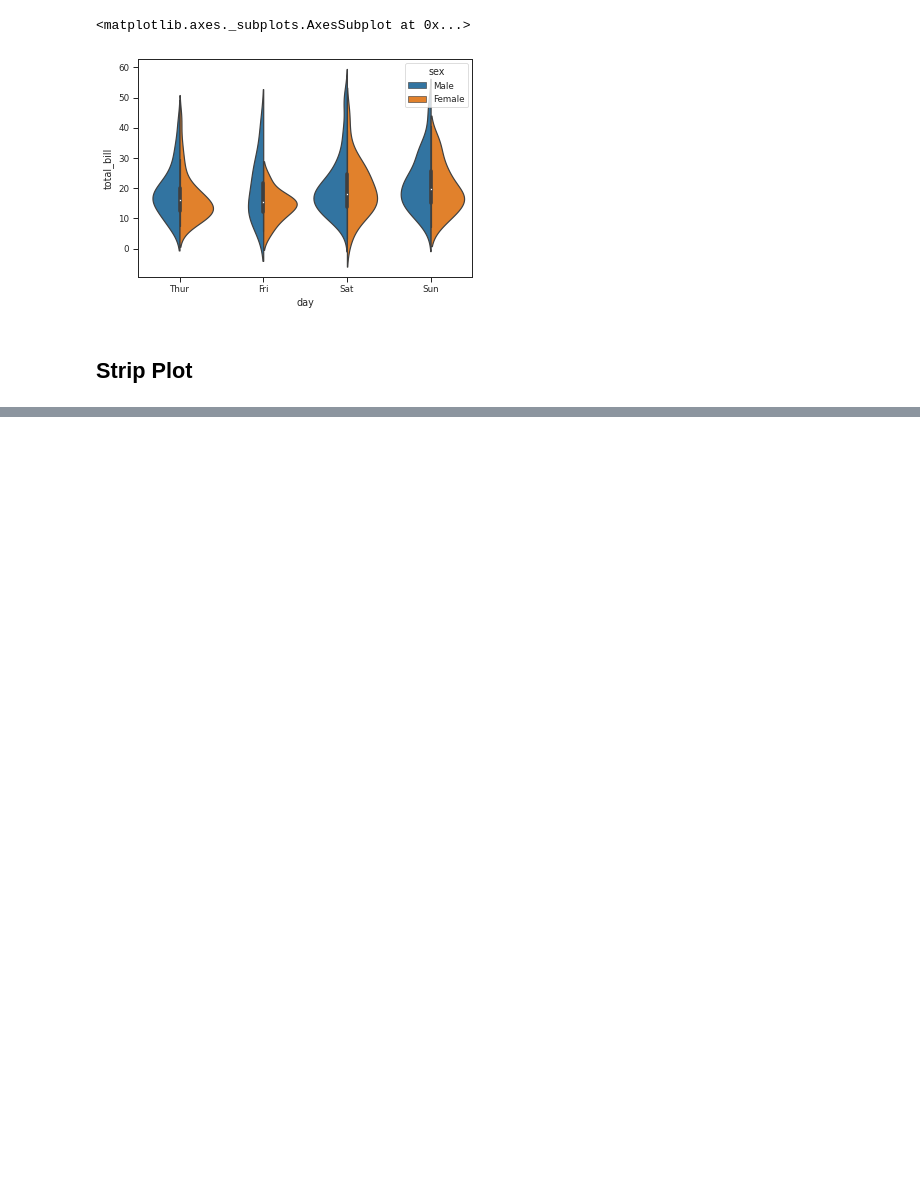
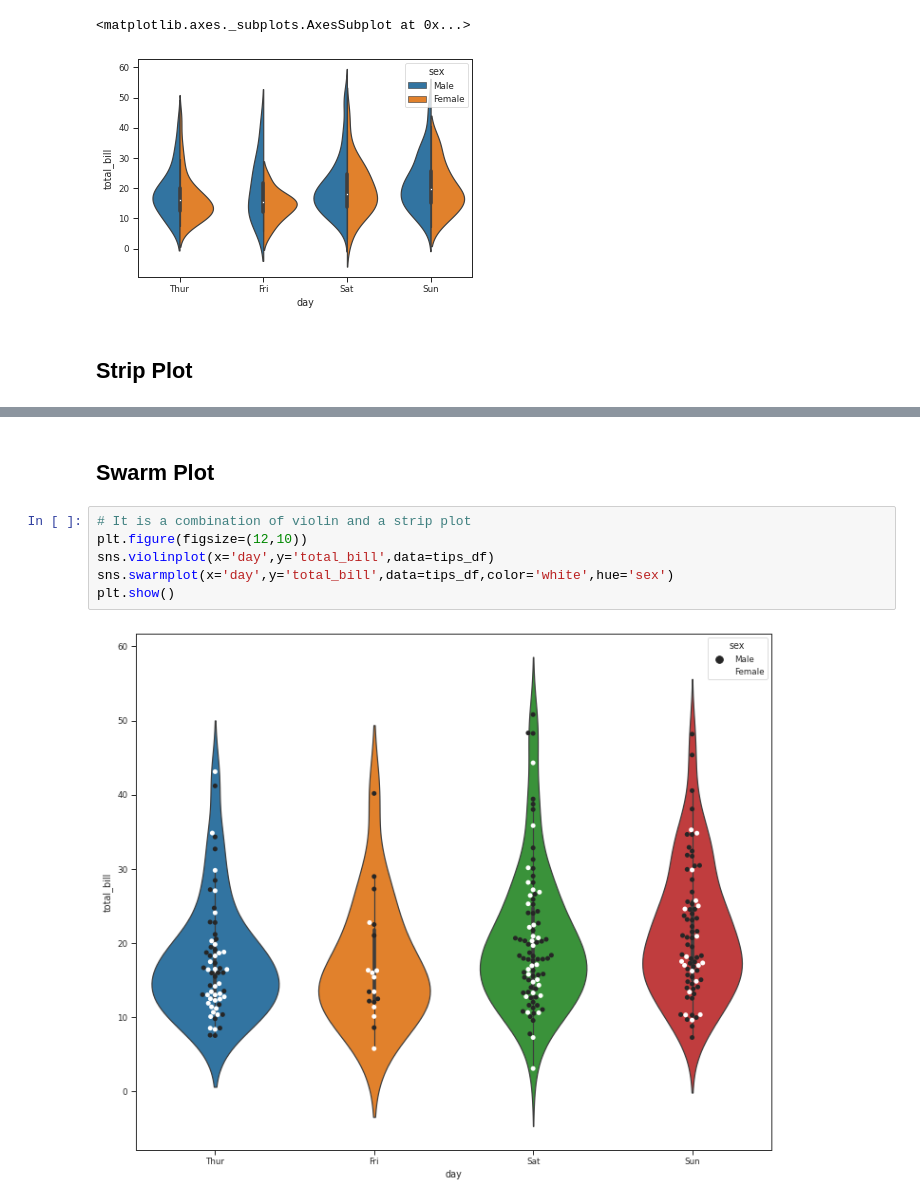
Before and after one commit to ukantjadia/30-days-of-Mahcine-Learning, a Jupyter notebook: DAY-06/Seaborn.ipynb, the cells around one changed output, grey strips where cells are left out. Saved outputs shown, nothing was run; the diff lists cells and outputs as text; blank space fills up the shorter version.

```diff
--- a/DAY-06/Seaborn.ipynb
+++ b/DAY-06/Seaborn.ipynb
@@ -116,0 +129,10 @@ sns.violinplot(x='day',y='total_bill',data=tips_df,hue='sex',split=True)
+# %% [markdown]
+## Swarm Plot
+# %%
+# It is a combination of violin and a strip plot
+plt.figure(figsize=(12,10))
+sns.violinplot(x='day',y='total_bill',data=tips_df)
+sns.swarmplot(x='day',y='total_bill',data=tips_df,color='white',hue='sex')
+plt.show()
+# %% [output]
+[figure, added]
```
Also changed, not shown: parts of 16 cells of this notebook.
